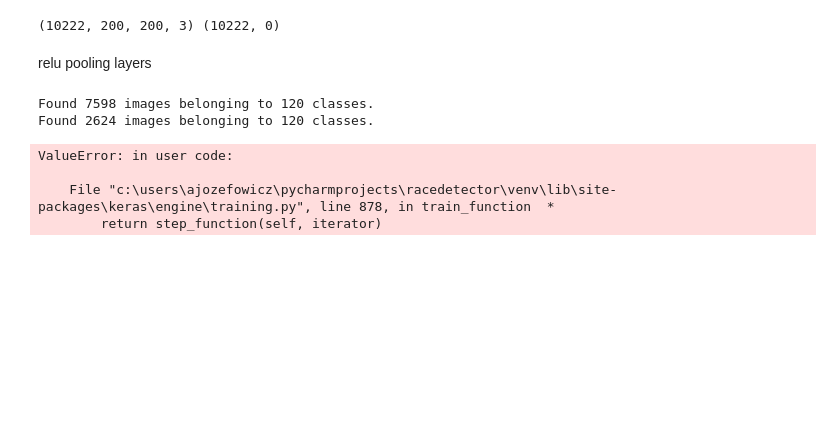
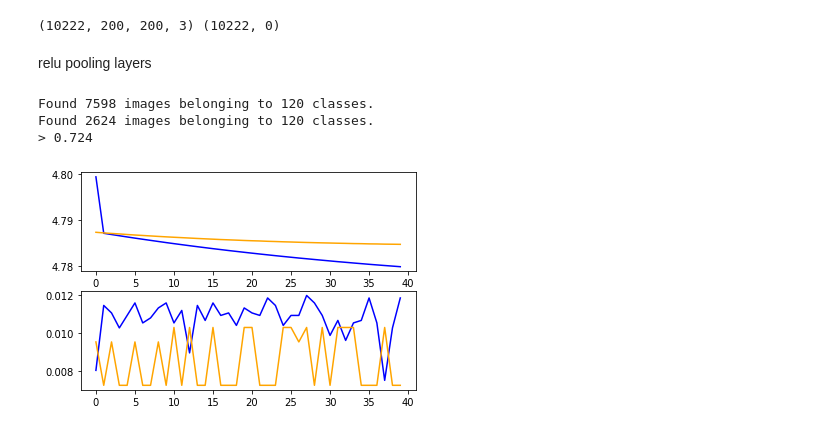
Before and after one commit to JozAle/BreedDetector, a Jupyter notebook: notebook/Untitled.ipynb, the cells around one changed output. Drawn from its saved outputs; the diff is of its cells as text; code cells hidden in the pictures; blank space fills up the shorter version.

```diff
--- a/notebook/Untitled.ipynb
+++ b/notebook/Untitled.ipynb
@@ -96,64 +113,61 @@ from keras.layers import Dense
 from keras.layers import Flatten
 from tensorflow.keras.optimizers import SGD
 from keras.preprocessing.image import ImageDataGenerator
+import tensorflow as tf
 
 # plot diagnostic learning curves
 def summarize_diagnostics(history):
-	# plot loss
-	pyplot.subplot(211)
-	pyplot.title('Cross Entropy Loss')
-	pyplot.plot(history.history['loss'], color='blue', label='train')
-	pyplot.plot(history.history['val_loss'], color='orange', label='test')
-	# plot accuracy
-	pyplot.subplot(212)
-	pyplot.title('Classification Accuracy')
-	pyplot.plot(history.history['accuracy'], color='blue', label='train')
-	pyplot.plot(history.history['val_accuracy'], color='orange', label='test')
-	# save plot to file
-	filename = 'wynik'
-	pyplot.savefig(filename + '_plot.png')
-	# pyplot.close()
+    # plot loss
+    pyplot.subplot(211)
+    # pyplot.title('Cross Entropy Loss')
+    pyplot.plot(history.history['loss'], color='blue', label='train')
+    pyplot.plot(history.history['val_loss'], color='orange', label='test')
+    # plot accuracy
+    pyplot.subplot(212)
+    # pyplot.title('Classification Accuracy')
+    pyplot.plot(history.history['accuracy'], color='blue', label='train')
+    pyplot.plot(history.history['val_accuracy'], color='orange', label='test')
+    # save plot to file
+    filename = 'wynik'
+    pyplot.savefig(filename + '_plot.png')
+    # pyplot.close()
 # %%
 from tensorflow.keras.layers import Dropout
 
 # define cnn model
 def define_model():
     model = Sequential()
     model.add(Conv2D(32, (3, 3), activation='relu', kernel_initializer='he_uniform', padding='same', input_shape=(200, 200, 3)))
     model.add(MaxPooling2D((2, 2)))
     model.add(Flatten())
-    model.add(Dense(128, activation='relu', kernel_initializer='he_uniform'))
+    model.add(Dense(120, input_dim=120, activation='relu', kernel_initializer='he_uniform'))
     model.add(Dropout(0.3))
     model.add(Dense(120, activation='softmax'))
     # compile model
     opt = SGD(learning_rate=0.001, momentum=0.9)
     model.compile(optimizer=opt, loss='categorical_crossentropy', metrics=['accuracy'])
     return model
 
 model = define_model()
 
 datagen = ImageDataGenerator(rescale=1.0/255.0)
 
 # prepare iterators
-train_it = datagen.flow_from_directory('dataset_dog_breeds/train/',
-	class_mode='binary', batch_size=64, target_size=(200, 200))
-test_it = datagen.flow_from_directory('dataset_dog_breeds/test/',
-	class_mode='binary', batch_size=64, target_size=(200, 200))
+train_it = datagen.flow_from_directory('dataset_dog_breeds/train/', batch_size=64, target_size=(200, 200))
+test_it = datagen.flow_from_directory('dataset_dog_breeds/test/', batch_size=64, target_size=(200, 200))
 # fit model
 history = model.fit(train_it, steps_per_epoch=len(train_it),
-	validation_data=test_it, validation_steps=len(test_it), epochs=20, verbose=0)
+                    validation_data=test_it, validation_steps=len(test_it), epochs=40, verbose=0)
 # evaluate model
 _, acc = model.evaluate(test_it, steps=len(test_it), verbose=0)
 print('> %.3f' % (acc * 100.0))
 # learning curves
 summarize_diagnostics(history)
 # %% [output]
 Found 7598 images belonging to 120 classes.
 Found 2624 images belonging to 120 classes.
+> 0.724
-ValueError: in user code:
-
-    File "c:\users\ajozefowicz\pycharmprojects\racedetector\venv\lib\site-packages\keras\engine\training.py", line 878, in train_function  *
-        return step_function(self, iterator)
+[figure, added]
 # %%
 # define cnn model
 def define_model():
```
Also changed, not shown: parts of 5 cells of this notebook, 1 other file.
